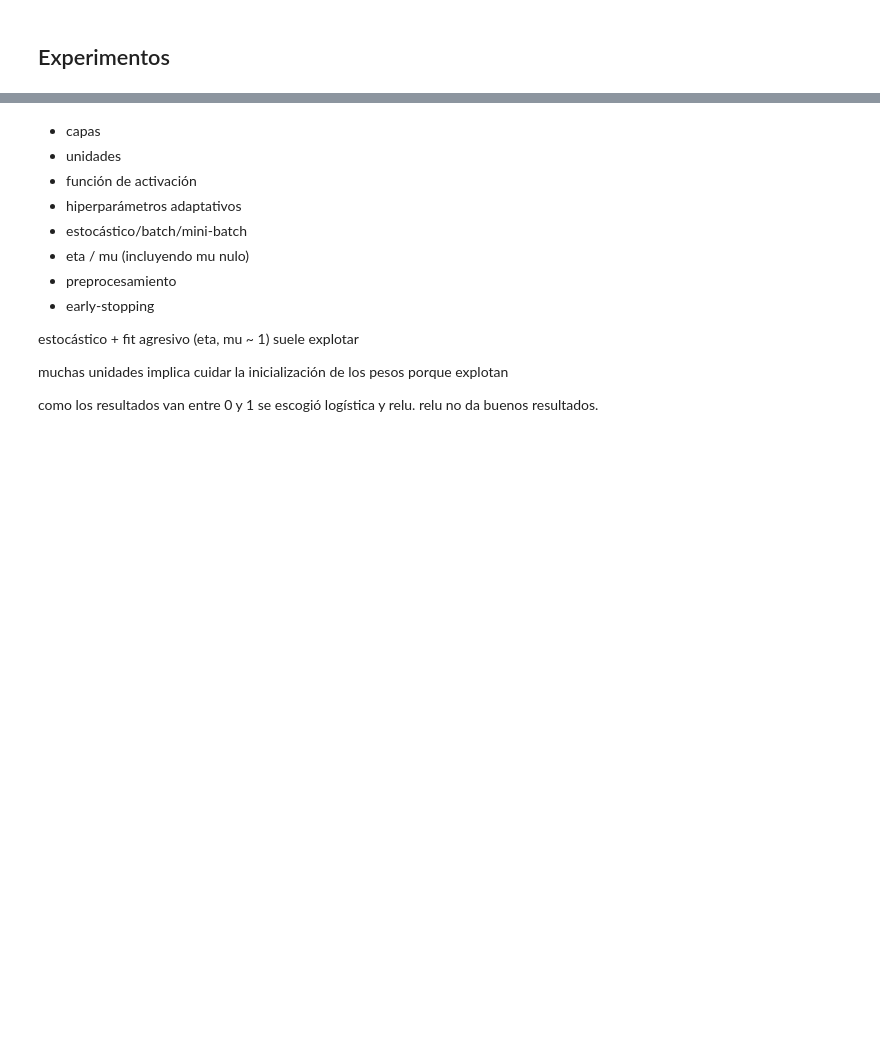
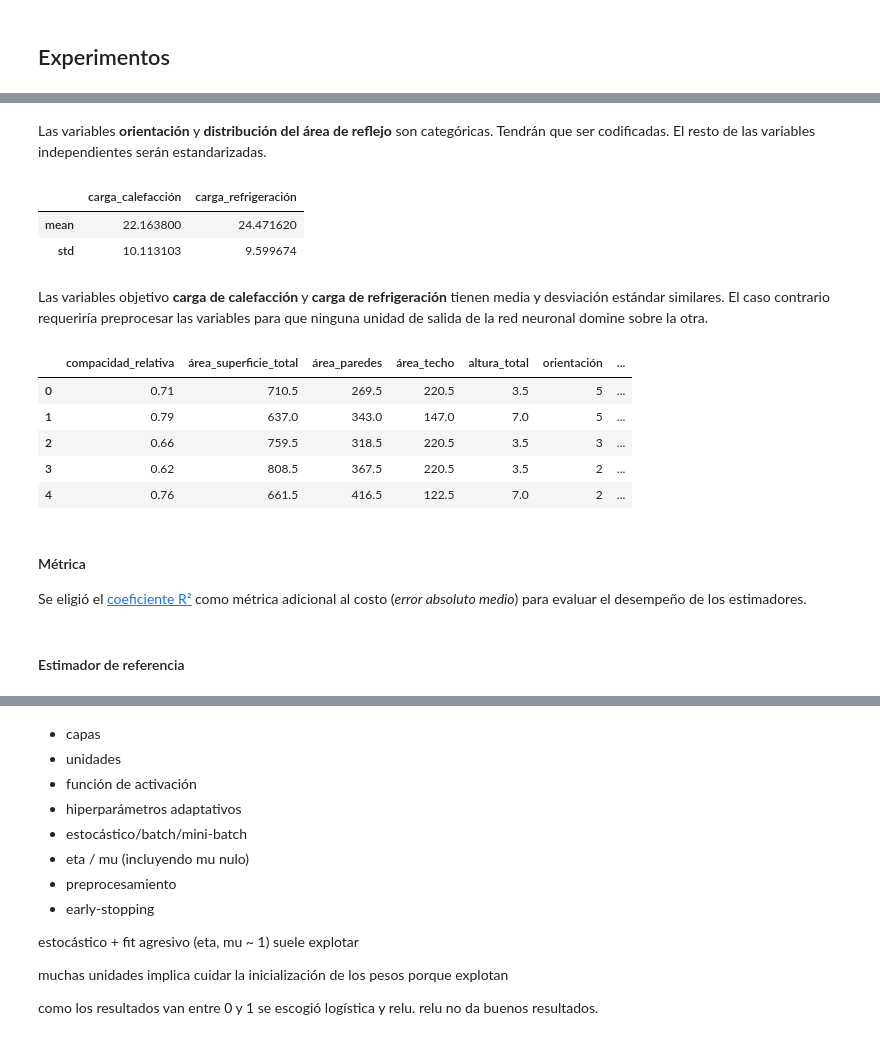
Before and after one commit to matiasbattocchia/redes-neuronales, a Jupyter notebook: tp1/TP 1.ipynb, the cells around one changed output, grey strips where cells are left out. Cells and saved outputs as stored; diff of their text form; code cells hidden in the pictures; blank space fills up the shorter version.

```diff
--- a/tp1/TP 1.ipynb
+++ b/tp1/TP 1.ipynb
@@ -519,0 +617,17 @@ X2_train, X2_test, y2_train, y2_test = train_test_split(X_tp2, y_tp2, test_size=
+# %%
+import pandas as pd
+
+columnas = [
+    'compacidad_relativa',
+    'área_superficie_total',
+    'área_paredes',
+    'área_techo',
+    'altura_total',
+    'orientación',
+    'área_reflejo_total',
+    'distribución_área_reflejo',
+    'carga_calefacción',
+    'carga_refrigeración'
+]
+
+ej2 = pd.read_csv('tp1_ej2_training.csv', header=None, names=columnas)
@@ -519,0 +648,21 @@ X2_train, X2_test, y2_train, y2_test = train_test_split(X_tp2, y_tp2, test_size=
+# %% [markdown]
+Las variables **orientación** y **distribución del área de reflejo** son categóricas. Tendrán que ser codificadas. El resto de las variables independientes serán estandarizadas.
+# %%
+objetivos = ['carga_calefacción', 'carga_refrigeración']
+
+ej2[objetivos].agg(['mean', 'std'])
+# %% [output]
+|  | carga_calefacción | carga_refrigeración |
+| mean | 22.163800 | 24.471620 |
+| std | 10.113103 | 9.599674 |
+# %% [markdown]
+Las variables objetivo **carga de calefacción** y **carga de refrigeración** tienen media y desviación estándar similares. El caso contrario requeriría preprocesar las variables para que ninguna unidad de salida de la red neuronal domine sobre la otra.
+# %%
+ej2.head()
+# %% [output]
+|  | compacidad_relativa | área_superficie_total | área_paredes | área_techo | altura_total | orientación | ... |
+| 0 | 0.71 | 710.5 | 269.5 | 220.5 | 3.5 | 5 | ... |
+| 1 | 0.79 | 637.0 | 343.0 | 147.0 | 7.0 | 5 | ... |
+| 2 | 0.66 | 759.5 | 318.5 | 220.5 | 3.5 | 3 | ... |
+| 3 | 0.62 | 808.5 | 367.5 | 220.5 | 3.5 | 2 | ... |
+| 4 | 0.76 | 661.5 | 416.5 | 122.5 | 7.0 | 2 | ... |
@@ -519,0 +684,4 @@ X2_train, X2_test, y2_train, y2_test = train_test_split(X_tp2, y_tp2, test_size=
+# %% [markdown]
+#### Métrica
+
+Se eligió el [coeficiente R²](https://en.wikipedia.org/wiki/Coefficient_of_determination) como métrica adicional al costo (*error absoluto medio*) para evaluar el desempeño de los estimadores.
@@ -519,0 +690,2 @@ X2_train, X2_test, y2_train, y2_test = train_test_split(X_tp2, y_tp2, test_size=
+# %% [markdown]
+#### Estimador de referencia
```
Also changed, not shown: parts of 33 cells of this notebook.
